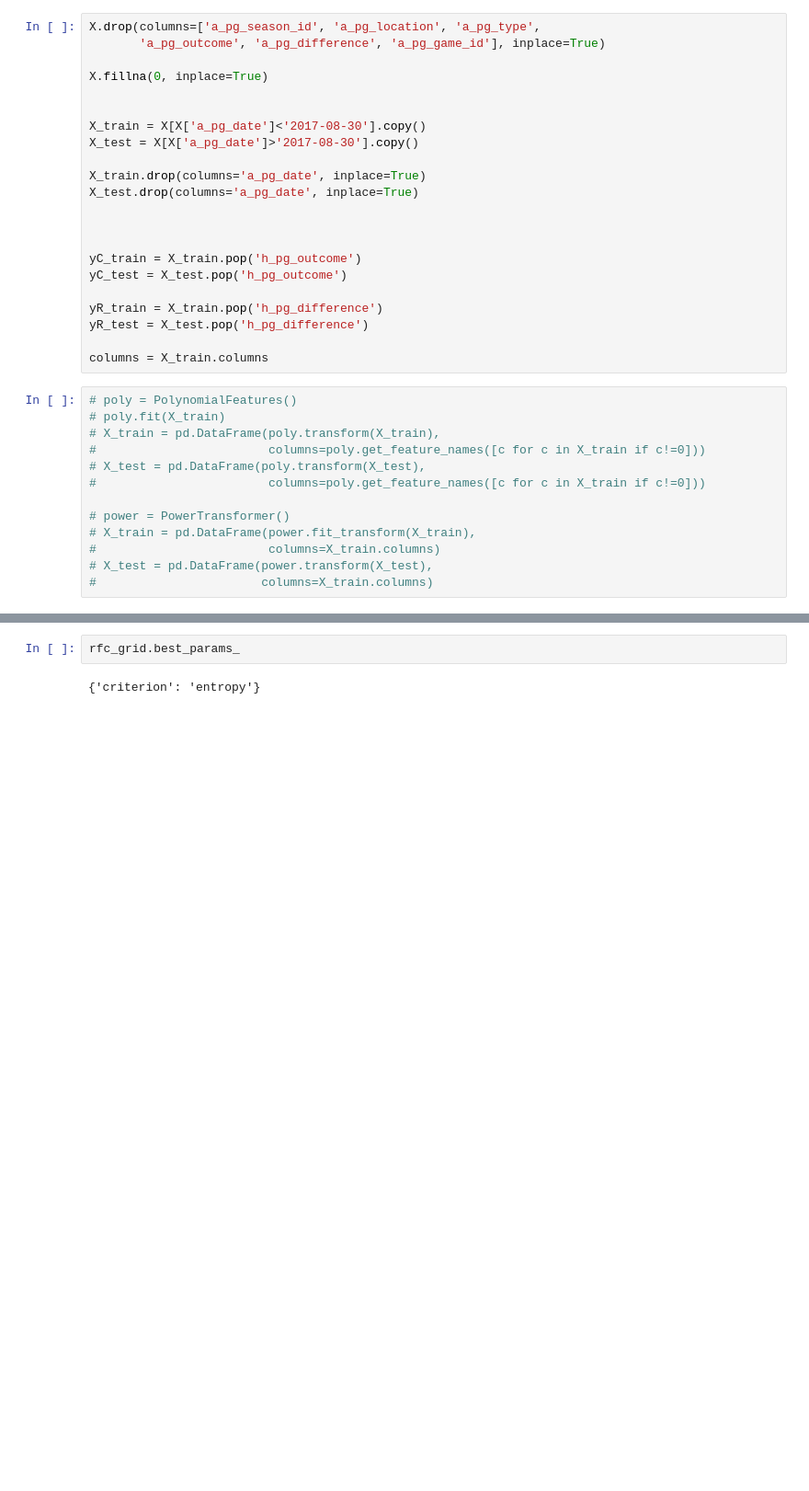
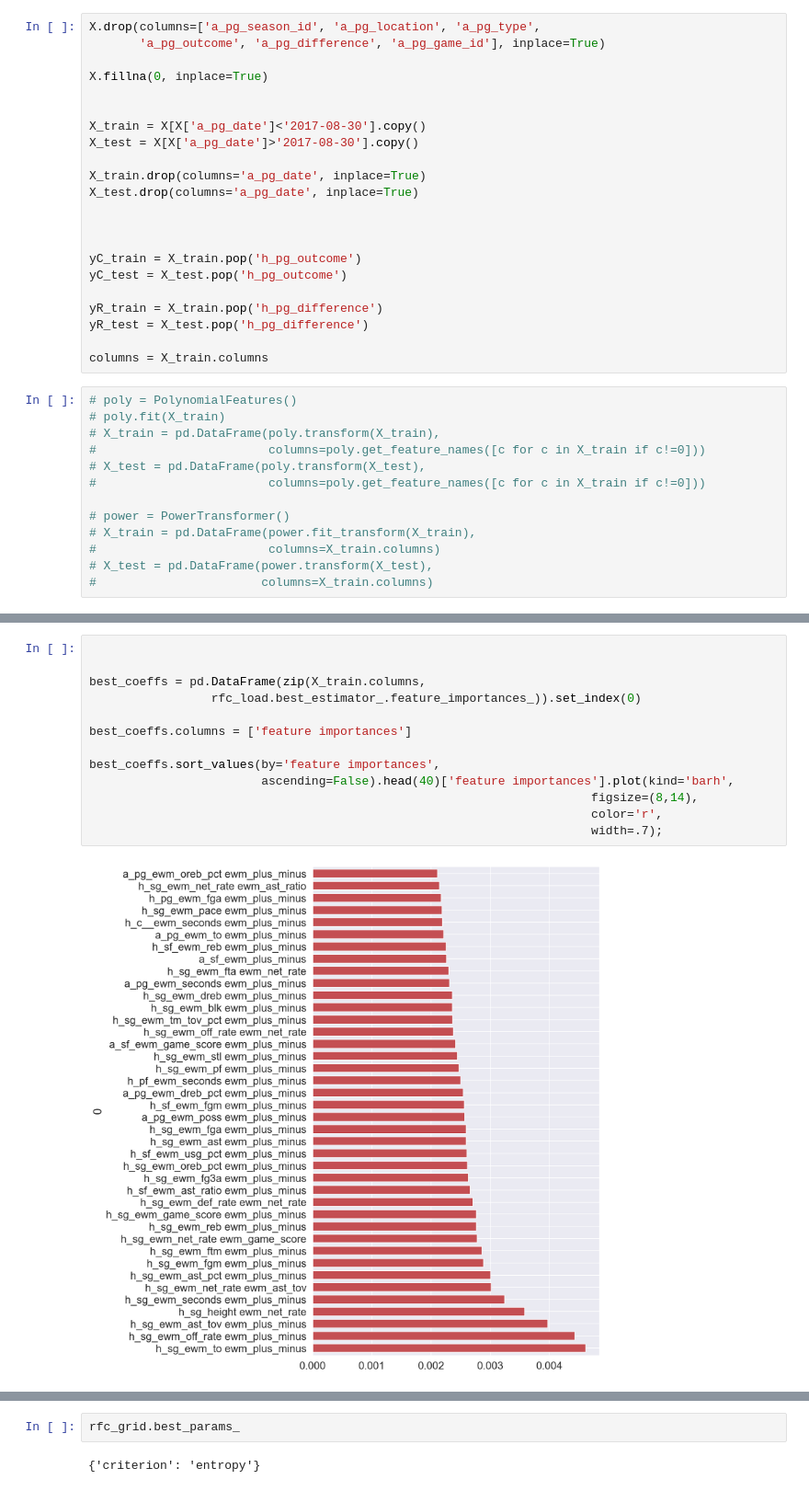
Before and after one commit to finjammin/Capstone-NBA, a Jupyter notebook: Pt4_Modelling/Modelling_randomForest.ipynb, the cells around one changed output, grey strips where cells are left out. Shown: that part at 92% size. Cells and saved outputs as stored; diff of their text form; blank space fills up the shorter version.

```diff
--- a/Pt4_Modelling/Modelling_randomForest.ipynb
+++ b/Pt4_Modelling/Modelling_randomForest.ipynb
@@ -203,0 +222,15 @@ AttributeError: 'GridSearchCV' object has no attribute 'scorer_'
+# %%
+
+
+best_coeffs = pd.DataFrame(zip(X_train.columns,
+                 rfc_load.best_estimator_.feature_importances_)).set_index(0)
+
+best_coeffs.columns = ['feature importances']
+
+best_coeffs.sort_values(by='feature importances',
+                        ascending=False).head(40)['feature importances'].plot(kind='barh',
+                                                                      figsize=(8,14),
+                                                                      color='r',
+                                                                      width=.7);
+# %% [output]
+[figure, added]
```
Also changed, not shown: parts of 11 cells of this notebook, 3 other files.
